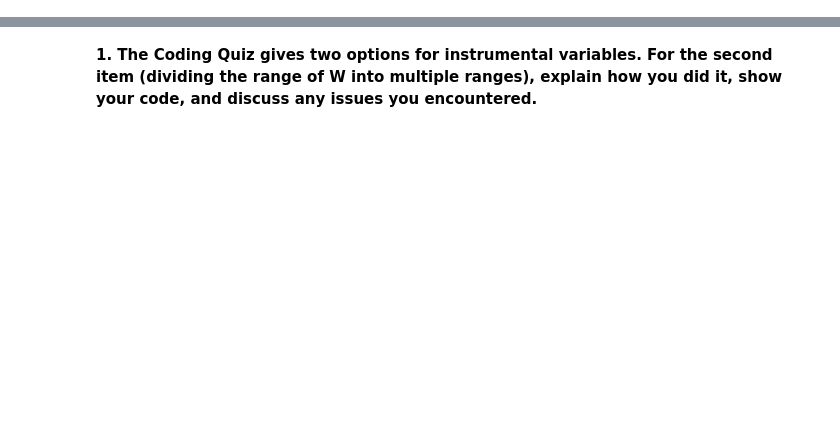
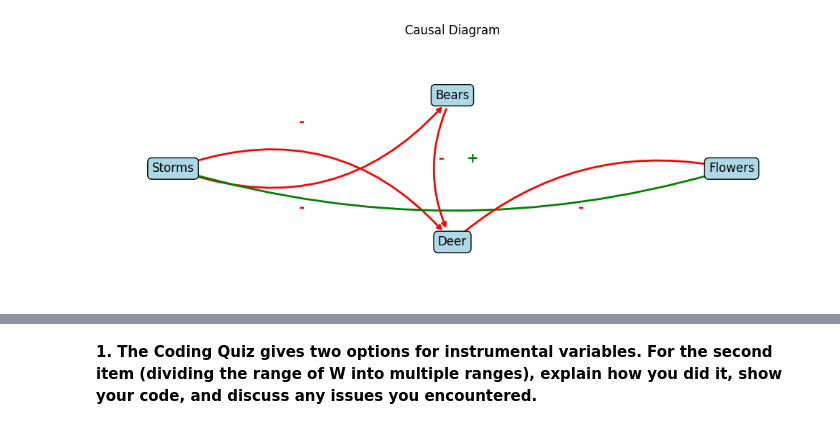
Before and after one commit to muathdb/Week-5-8-HW-reflection, a Jupyter notebook: Week 5-8 reflection-abusamreh-Muath.ipynb, the cells around one changed output, grey strips where cells are left out. Drawn from its saved outputs; the diff is of its cells as text; code cells hidden in the pictures; blank space fills up the shorter version.

```diff
--- a/Week 5-8 reflection-abusamreh-Muath.ipynb
+++ b/Week 5-8 reflection-abusamreh-Muath.ipynb
@@ -501,0 +86,50 @@ DiD (regression interaction coef) = 4.3622
+# %%
+import matplotlib.pyplot as plt
+
+fig, ax = plt.subplots(figsize=(10, 4))
+ax.axis('off')
+
+# Node positions
+nodes = {
+    "Storms": (0.1, 0.5),
+    "Bears": (0.5, 0.8),
+    "Deer": (0.5, 0.2),
+    "Flowers": (0.9, 0.5)
+}
+
+# Draw nodes
+for node, (x, y) in nodes.items():
+    ax.text(x, y, node, fontsize=12, ha='center', va='center',
+            bbox=dict(boxstyle="round,pad=0.35", edgecolor="black", facecolor="lightblue"), zorder=5)
+
+# Function to draw arrows with sign attached to the curve
+def draw_arrow(start, end, sign, color, curve=0.0):
+    # Draw arrow
+    ax.annotate("", xy=nodes[end], xytext=nodes[start],
+                arrowprops=dict(
+                    arrowstyle="->", color=color, lw=2,
+                    connectionstyle=f"arc3,rad={curve}",
+                    shrinkA=15, shrinkB=15
+                ), zorder=1, clip_on=False)
+
+    # Position sign right beside the curved line
+    mid_x = (nodes[start][0] + nodes[end][0]) / 2
+    mid_y = (nodes[start][1] + nodes[end][1]) / 2
+    # Shift slightly perpendicular to curvature for readability
+    dx = 0.02 if sign == "+" else -0.02
+    dy = 0.025 if curve > 0 else -0.025
+
+    ax.text(mid_x + dx, mid_y + dy, sign, fontsize=14, fontweight='bold', color=color, zorder=6)
+
+# Draw all relationships
+draw_arrow("Storms", "Bears", "-", "red", curve=0.35)
+draw_arrow("Storms", "Deer", "-", "red", curve=-0.35)
+draw_arrow("Storms", "Flowers", "+", "green", curve=0.15)
+draw_arrow("Bears", "Deer", "-", "red", curve=0.25)
+draw_arrow("Deer", "Flowers", "-", "red", curve=-0.25)
+
+plt.title("Causal Diagram", pad=12)
+plt.tight_layout()
+plt.show()
+# %% [output]
+[figure, added]
```
Also changed, not shown: parts of 65 cells of this notebook.
